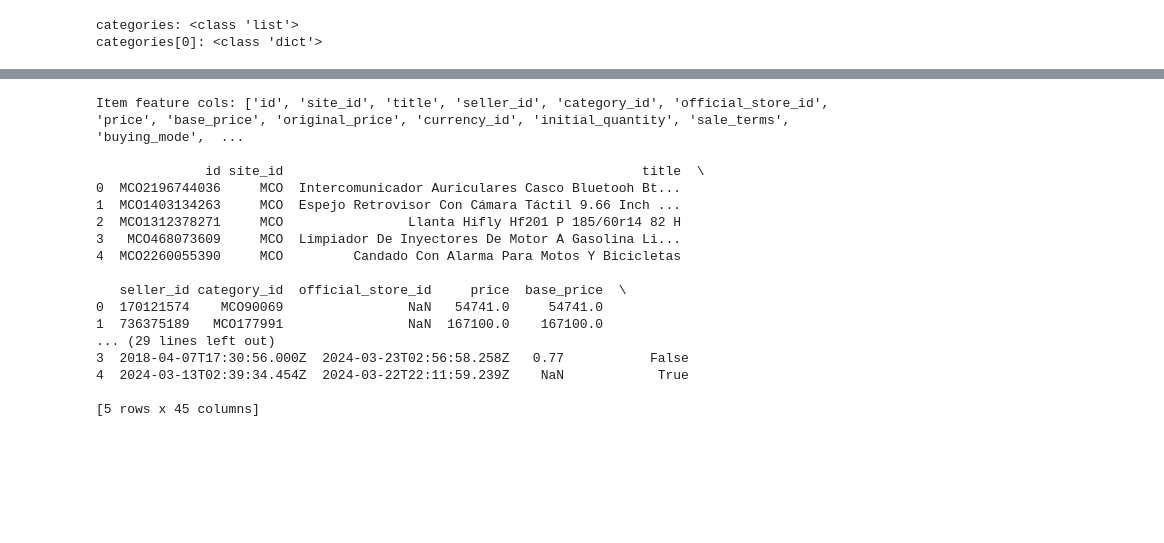
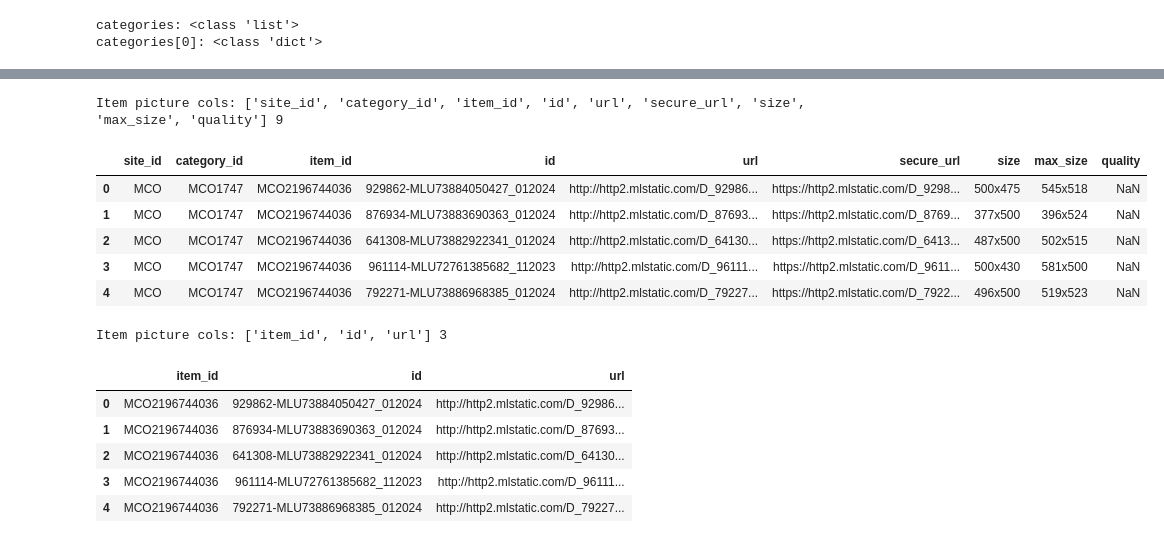
Before and after one commit to carolinajimenez/product-grouping-ml, a Jupyter notebook: notebooks/1.0-initial-data-exploration.ipynb, the cells around one changed output, grey strips where cells are left out. Drawn from its saved outputs; the diff is of its cells as text; code cells hidden in the pictures; blank space fills up the shorter version.

```diff
--- a/notebooks/1.0-initial-data-exploration.ipynb
+++ b/notebooks/1.0-initial-data-exploration.ipynb
@@ -204,22 +261,26 @@ Item attribute cols: ['item_id', 'id', 'name', 'value_id', 'value_name', 'attrib
 # %%
 item_picture_cols = list(item_pictures.columns)
 print("Item picture cols:", item_picture_cols, len(item_picture_cols), end="\n\n")
-print(item_pictures.head())
+item_pictures.head()
 # %% [output]
-Item feature cols: ['id', 'site_id', 'title', 'seller_id', 'category_id', 'official_store_id', 'price', 'base_price', 'original_price', 'currency_id', 'initial_quantity', 'sale_terms', 'buying_mode',  ...
-
-              id site_id                                              title  \
-0  MCO2196744036     MCO  Intercomunicador Auriculares Casco Bluetooh Bt...
-1  MCO1403134263     MCO  Espejo Retrovisor Con Cámara Táctil 9.66 Inch ...
-2  MCO1312378271     MCO                Llanta Hifly Hf201 P 185/60r14 82 H
-3   MCO468073609     MCO  Limpiador De Inyectores De Motor A Gasolina Li...
-4  MCO2260055390     MCO         Candado Con Alarma Para Motos Y Bicicletas
-
-   seller_id category_id  official_store_id     price  base_price  \
-0  170121574    MCO90069                NaN   54741.0     54741.0
-1  736375189   MCO177991                NaN  167100.0    167100.0
-... (29 lines left out)
-3  2018-04-07T17:30:56.000Z  2024-03-23T02:56:58.258Z   0.77           False
-4  2024-03-13T02:39:34.454Z  2024-03-22T22:11:59.239Z    NaN            True
-
-[5 rows x 45 columns]
+Item picture cols: ['site_id', 'category_id', 'item_id', 'id', 'url', 'secure_url', 'size', 'max_size', 'quality'] 9
+|  | site_id | category_id | item_id | id | url | secure_url | size | max_size | quality |
+| 0 | MCO | MCO1747 | MCO2196744036 | 929862-MLU73884050427_012024 | http://http2.mlstatic.com/D_92986... | https://http2.mlstatic.com/D_9298... | 500x475 | 545x518 | NaN |
+| 1 | MCO | MCO1747 | MCO2196744036 | 876934-MLU73883690363_012024 | http://http2.mlstatic.com/D_87693... | https://http2.mlstatic.com/D_8769... | 377x500 | 396x524 | NaN |
+| 2 | MCO | MCO1747 | MCO2196744036 | 641308-MLU73882922341_012024 | http://http2.mlstatic.com/D_64130... | https://http2.mlstatic.com/D_6413... | 487x500 | 502x515 | NaN |
+| 3 | MCO | MCO1747 | MCO2196744036 | 961114-MLU72761385682_112023 | http://http2.mlstatic.com/D_96111... | https://http2.mlstatic.com/D_9611... | 500x430 | 581x500 | NaN |
+| 4 | MCO | MCO1747 | MCO2196744036 | 792271-MLU73886968385_012024 | http://http2.mlstatic.com/D_79227... | https://http2.mlstatic.com/D_7922... | 496x500 | 519x523 | NaN |
+# %%
+# Delete columns that are not useful for the model
+item_pictures.drop(['site_id', 'category_id', 'secure_url', 'size', 'max_size', 'quality'], axis=1, inplace=True)
+item_picture_cols = list(item_pictures.columns)
+print("Item picture cols:", item_picture_cols, len(item_picture_cols), end="\n\n")
+item_pictures.head()
+# %% [output]
+Item picture cols: ['item_id', 'id', 'url'] 3
+|  | item_id | id | url |
+| 0 | MCO2196744036 | 929862-MLU73884050427_012024 | http://http2.mlstatic.com/D_92986... |
+| 1 | MCO2196744036 | 876934-MLU73883690363_012024 | http://http2.mlstatic.com/D_87693... |
+| 2 | MCO2196744036 | 641308-MLU73882922341_012024 | http://http2.mlstatic.com/D_64130... |
+| 3 | MCO2196744036 | 961114-MLU72761385682_112023 | http://http2.mlstatic.com/D_96111... |
+| 4 | MCO2196744036 | 792271-MLU73886968385_012024 | http://http2.mlstatic.com/D_79227... |
```
Also changed, not shown: parts of 9 cells of this notebook.
